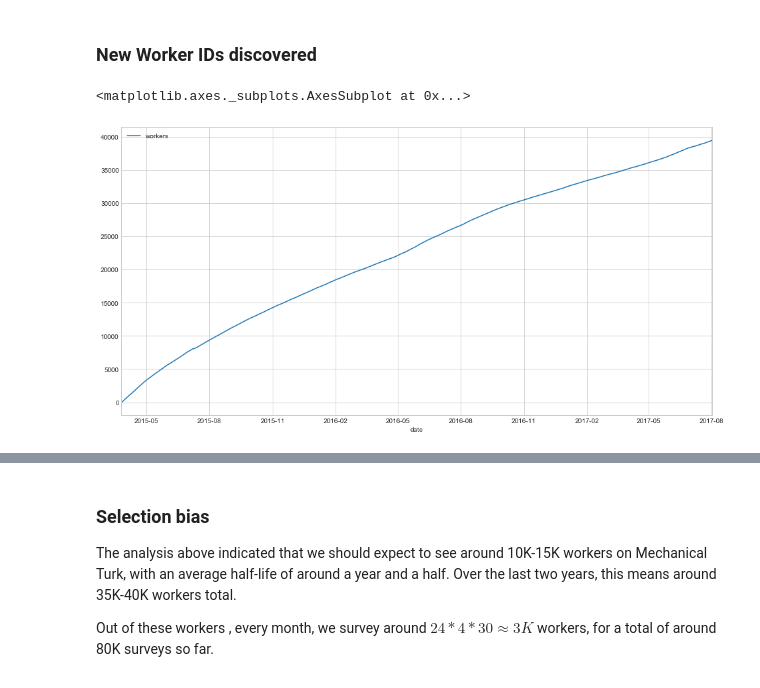
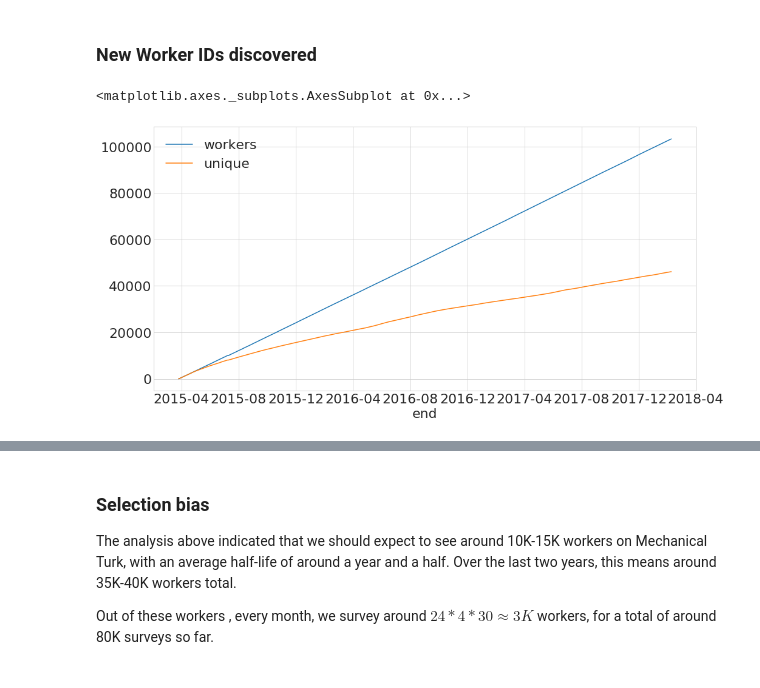
Before and after one commit to ipeirotis/mturk_demographics, a Jupyter notebook: 5_Estimating_Propensity.ipynb, the cells around one changed output, grey strips where cells are left out. Cells and saved outputs as stored; diff of their text form; code cells hidden in the pictures.

```diff
--- a/5_Estimating_Propensity.ipynb
+++ b/5_Estimating_Propensity.ipynb
@@ -67,19 +67,26 @@ def getWorkerIDs(df, startDate, endDate):
     '''
     Returns the set of distinct workers that participated in the surveys between the two dates
     '''
-    return set(df["worker_id"][(df['hit_answered_date']>=startDate) & (df['hit_answered_date']<endDate)])
+    workers = df["worker_id"][(df['hit_answered_date']>=startDate) & (df['hit_answered_date']<endDate)]
+    unique = set(workers)
+    return {
+        "workers": len(workers),
+        "unique": len(unique),
+        "ratio": (len(unique) +0.5) / (len(workers) + 0.5),
+        "start": startDate,
+        "end": endDate
+    }
 # %%
 dates = sorted(set(df['date']))
 
 results = []
 for d in dates:
-    w = len(getWorkerIDs(df, minDate, d))
-    results.append( {'date':d, 'workers': w})
+    result = getWorkerIDs(df, minDate, d)
+    results.append( result )
 # %%
-
 workers = pd.DataFrame(results)
-workers.set_index('date', inplace = True)
-workers.plot()
+workers.set_index('end', inplace = True)
+workers[ ['workers', 'unique'] ].plot()
 # %% [output]
 <matplotlib.axes._subplots.AxesSubplot at 0x...>
-[figure, old version]
+[figure, new version]
```
Also changed, not shown: parts of 2 cells of this notebook, 8 other files.
